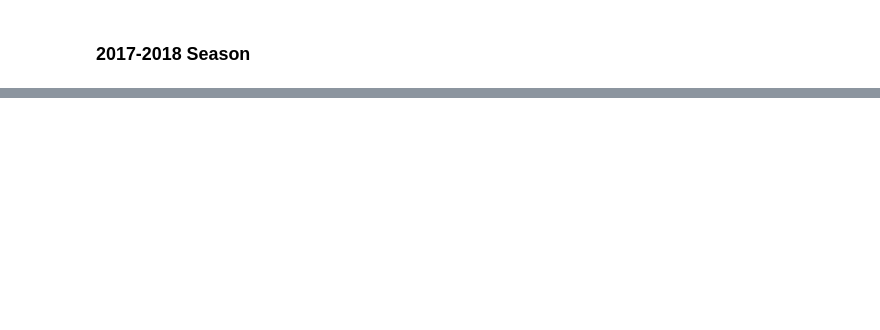
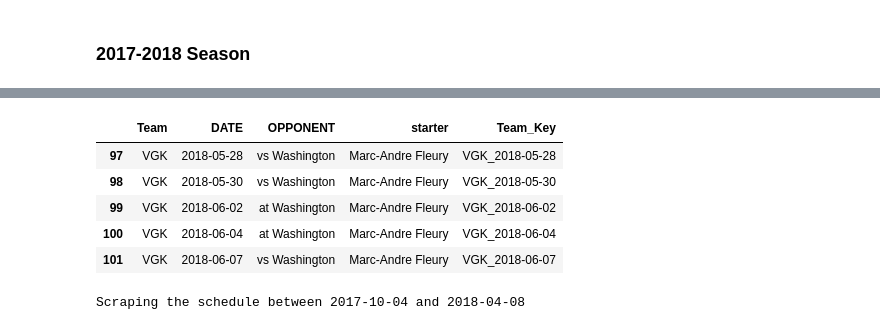
Before and after one commit to gschwaeb/NHL_Game_Prediction, a Jupyter notebook: data_collecting_but_cleaner.ipynb, the cells around one changed output, grey strips where cells are left out. Saved outputs shown, nothing was run; the diff lists cells and outputs as text; code cells hidden in the pictures; blank space fills up the shorter version.

```diff
--- a/data_collecting_but_cleaner.ipynb
+++ b/data_collecting_but_cleaner.ipynb
@@ -137,10 +172,41 @@ def calculate_team_features(df, rolling_games = 20):
 # %%
 #get starters
 def get_starters(year):
+    goalie_table_teams = { 'ANA': 'ANA',
+                      'ARI' : 'ARI',
+                      'BOS': 'BOS',
+                      'BUF':'BUF',
+                      'CGY': 'CGY',
+                      'CAR': 'CAR',
+                      'CHI': 'CHI',
+                      'COL': 'COL',
+                     'CBJ': 'CBJ',
+                     'DAL': 'DAL',
+                     'DET': 'DET',
+                     'EDM': 'EDM',
+                     'FLA': 'FLO',
+                     'L.A': 'LOS',
+                     'MIN': 'MIN',
+                     'MTL': 'MON',
+                     'NSH': 'NSH',
+                     'N.J': 'NJD',
+                     'NYI': 'NYI',
+                     'NYR': 'NYR',
+                     'OTT': 'OTT',
+                     'PHI': 'PHI',
+                     'PIT': 'PIT',
+                     'S.J': 'SJS',
+                     'STL': 'STL',
+                     'T.B': 'TBL',
+                     'TOR': 'TOR',
+                     'VAN': 'VAN',
+                     'WSH': 'WSH',
+                     'WPG': 'WPG',
+                     'VGK':'VGK'}
     counter = 0
     for k,v in goalie_table_teams.items():
         print(k)
-        starter_url = 'http://hockeygoalies.org/bio/nhl/logs/{v}{year}.html'.format(v, year)
+        starter_url = 'http://hockeygoalies.org/bio/nhl/logs/{}{}.html'.format(v, year)
         goalies = pd.read_html(starter_url)[0]
         goalies.replace(to_replace=['(BU)', np.NaN], value = 'DNP', inplace = True)
         goalies.drop(columns = ['DEC'], inplace = True)
@@ -164,6 +230,7 @@ def get_starters(year):
         if counter != 0:
             master = pd.concat( [master[columns], goalies[columns]])
         counter +=1
+    return master
 # %%
 #'2017-10-04' to '2018-04-08'
 def get_game_results(season_start, season_end):
@@ -181,0 +270,2 @@ test = test.merge(tf[feature_columns].add_prefix('away_'), left_on = 'Away_Team_
+# %%
+starters = get_starters('2017')
@@ -181,0 +290,13 @@ test = test.merge(tf[feature_columns].add_prefix('away_'), left_on = 'Away_Team_
+# %%
+starters.tail()
+# %% [output]
+|  | Team | DATE | OPPONENT | starter | Team_Key |
+| 97 | VGK | 2018-05-28 | vs Washington | Marc-Andre Fleury | VGK_2018-05-28 |
+| 98 | VGK | 2018-05-30 | vs Washington | Marc-Andre Fleury | VGK_2018-05-30 |
+| 99 | VGK | 2018-06-02 | at Washington | Marc-Andre Fleury | VGK_2018-06-02 |
+| 100 | VGK | 2018-06-04 | at Washington | Marc-Andre Fleury | VGK_2018-06-04 |
+| 101 | VGK | 2018-06-07 | vs Washington | Marc-Andre Fleury | VGK_2018-06-07 |
+# %%
+results = get_game_results('2017-10-04', '2018-04-08')
+# %% [output]
+Scraping the schedule between 2017-10-04 and 2018-04-08
```
Also changed, not shown: parts of 28 cells of this notebook.
